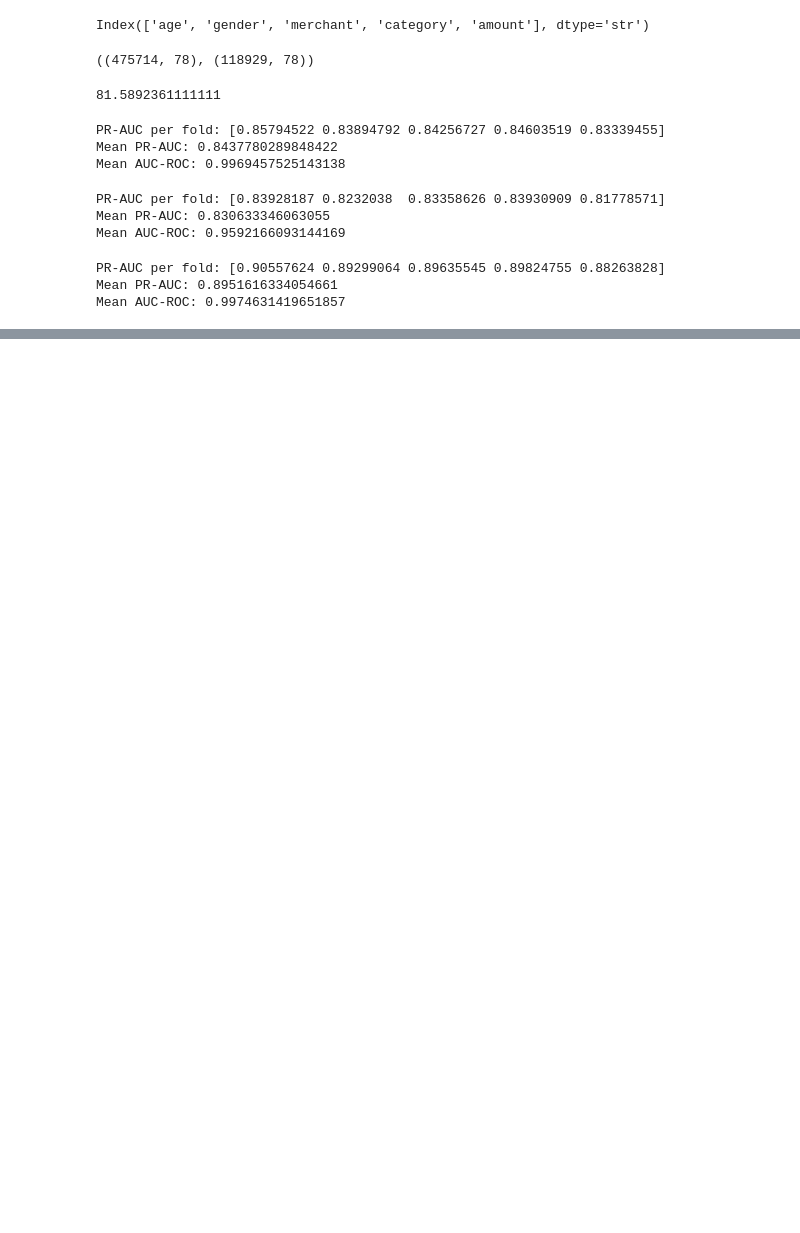
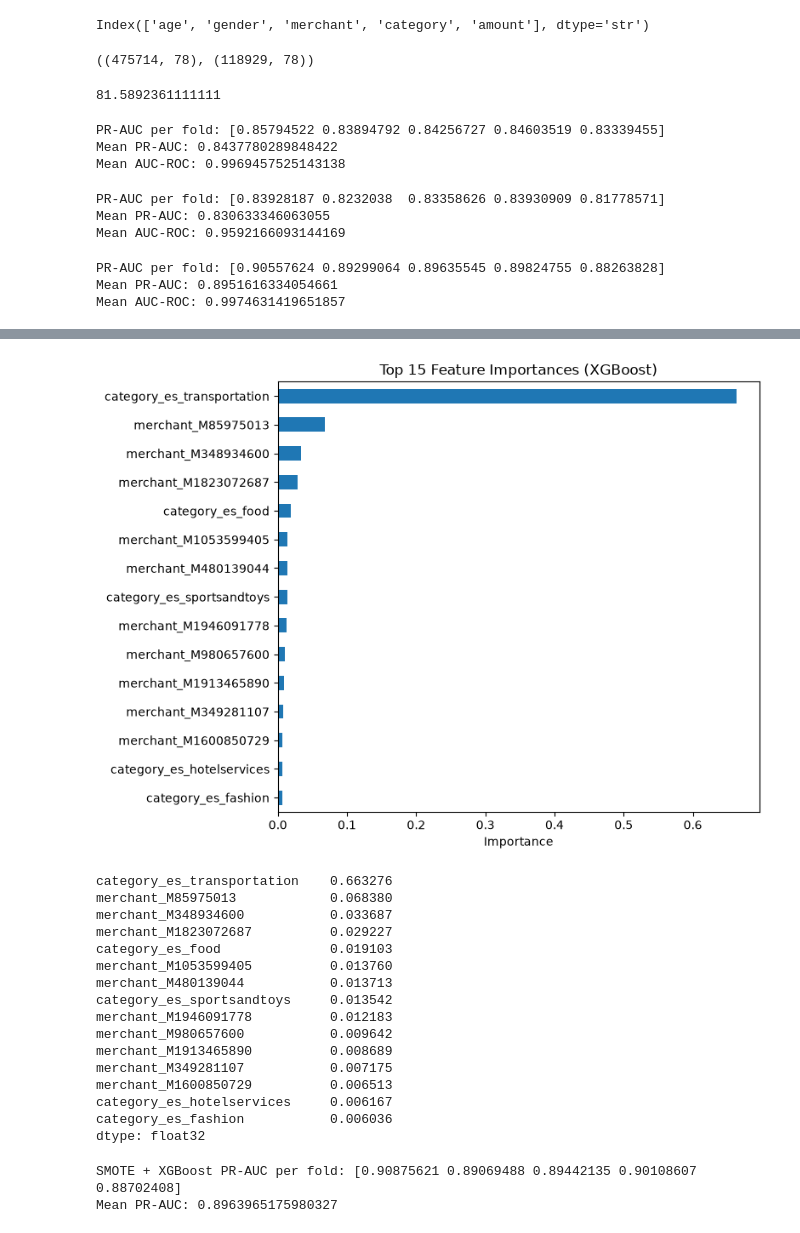
Before and after one commit to HebaKH4/fraud-detection-case-study, a Jupyter notebook: notebooks/01_first_look.ipynb, the cells around one changed output, grey strips where cells are left out. Cells and saved outputs as stored; diff of their text form; code cells hidden in the pictures; blank space fills up the shorter version.

```diff
--- a/notebooks/01_first_look.ipynb
+++ b/notebooks/01_first_look.ipynb
@@ -336,0 +456,51 @@ Mean AUC-ROC: 0.9974631419651857
+# %%
+import pandas as pd
+import matplotlib.pyplot as plt
+
+importances = pd.Series(final_xgb.feature_importances_, index=X_train_final.columns)
+top_features = importances.sort_values(ascending=False).head(15)
+
+plt.figure(figsize=(8,6))
+top_features.sort_values().plot(kind='barh')
+plt.title('Top 15 Feature Importances (XGBoost)')
+plt.xlabel('Importance')
+plt.tight_layout()
+plt.show()
+
+top_features
+# %% [output]
+[figure, added]
+category_es_transportation    0.663276
+merchant_M85975013            0.068380
+merchant_M348934600           0.033687
+merchant_M1823072687          0.029227
+category_es_food              0.019103
+merchant_M1053599405          0.013760
+merchant_M480139044           0.013713
+category_es_sportsandtoys     0.013542
+merchant_M1946091778          0.012183
+merchant_M980657600           0.009642
+merchant_M1913465890          0.008689
+merchant_M349281107           0.007175
+merchant_M1600850729          0.006513
+category_es_hotelservices     0.006167
+category_es_fashion           0.006036
+dtype: float32
+# %%
+from imblearn.over_sampling import SMOTE
+from imblearn.pipeline import Pipeline as ImbPipeline
+from xgboost import XGBClassifier
+from sklearn.model_selection import cross_val_score
+
+smote_xgb_pipeline = ImbPipeline([
+    ('smote', SMOTE(random_state=42)),
+    ('clf', XGBClassifier(random_state=42, eval_metric='aucpr', n_jobs=-1))
+])
+
+smote_xgb_scores = cross_val_score(smote_xgb_pipeline, X_train_final, y_train, cv=cv, scoring='average_precision')
+
+print("SMOTE + XGBoost PR-AUC per fold:", smote_xgb_scores)
+print("Mean PR-AUC:", smote_xgb_scores.mean())
+# %% [output]
+SMOTE + XGBoost PR-AUC per fold: [0.90875621 0.89069488 0.89442135 0.90108607 0.88702408]
+Mean PR-AUC: 0.8963965175980327
```
Also changed, not shown: parts of 5 cells of this notebook.
